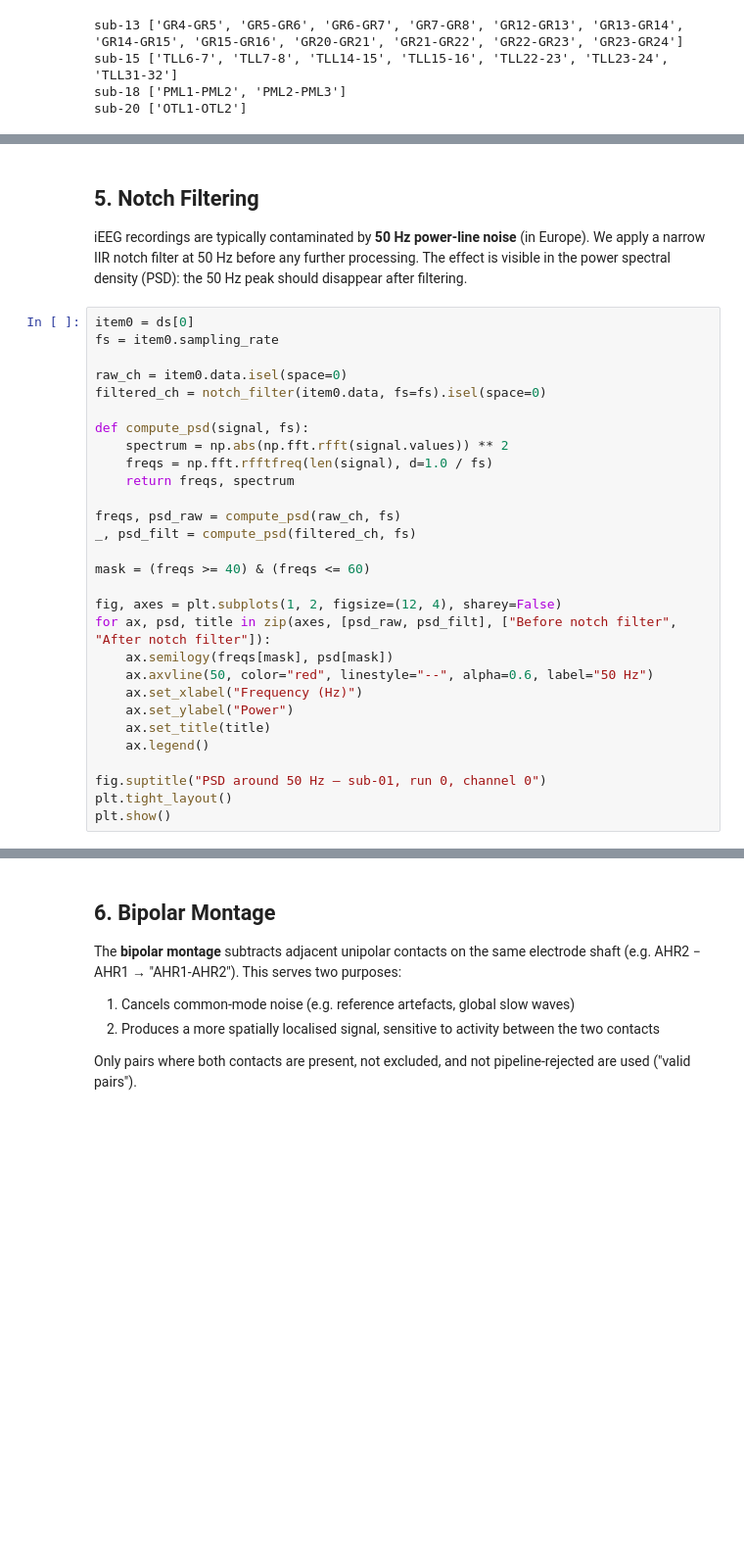
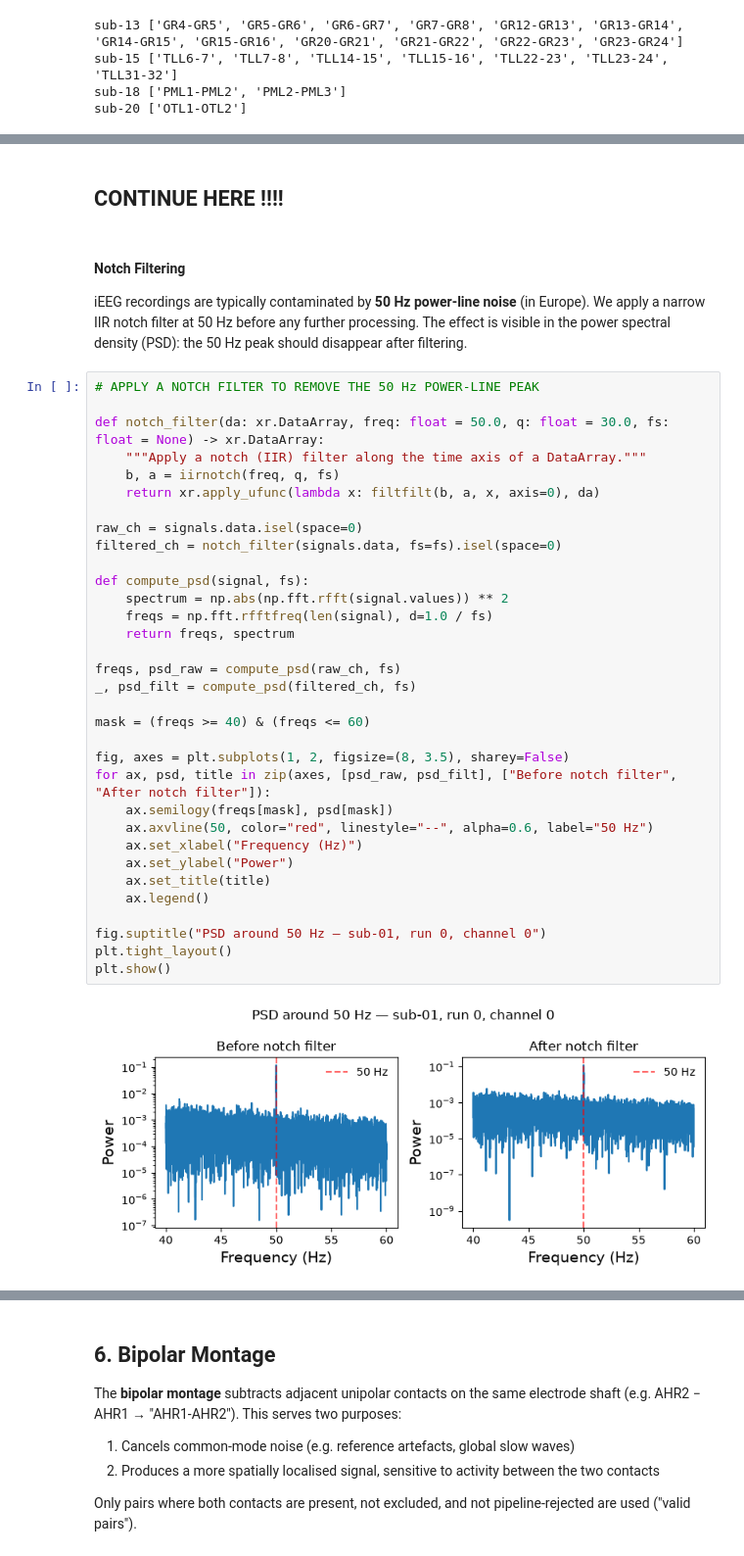
Before and after one commit to cobragroup/cobrabox, a Jupyter notebook: Pipelines/01_data_exploration.ipynb, the cells around one changed output, grey strips where cells are left out. Shown at 98% size. Saved outputs shown, nothing was run; the diff lists cells and outputs as text; blank space fills up the shorter version.

```diff
--- a/Pipelines/01_data_exploration.ipynb
+++ b/Pipelines/01_data_exploration.ipynb
@@ -374,35 +349,43 @@ plt.show()
+# %% [markdown]
+## CONTINUE HERE !!!!
 # %% [markdown]
-## 5. Notch Filtering
+#### Notch Filtering
 
 iEEG recordings are typically contaminated by **50 Hz power-line noise** (in Europe). We
 apply a narrow IIR notch filter at 50 Hz before any further processing. The effect is
 visible in the power spectral density (PSD): the 50 Hz peak should disappear after filtering.
 # %%
-item0 = ds[0]
-fs = item0.sampling_rate
+# APPLY A NOTCH FILTER TO REMOVE THE 50 Hz POWER-LINE PEAK
 
-raw_ch = item0.data.isel(space=0)
-filtered_ch = notch_filter(item0.data, fs=fs).isel(space=0)
+def notch_filter(da: xr.DataArray, freq: float = 50.0, q: float = 30.0, fs: float = None) -> xr.DataArray:
+    """Apply a notch (IIR) filter along the time axis of a DataArray."""
+    b, a = iirnotch(freq, q, fs)
+    return xr.apply_ufunc(lambda x: filtfilt(b, a, x, axis=0), da)
+
+raw_ch = signals.data.isel(space=0)
+filtered_ch = notch_filter(signals.data, fs=fs).isel(space=0)
 
 def compute_psd(signal, fs):
     spectrum = np.abs(np.fft.rfft(signal.values)) ** 2
     freqs = np.fft.rfftfreq(len(signal), d=1.0 / fs)
     return freqs, spectrum
 
 freqs, psd_raw = compute_psd(raw_ch, fs)
 _, psd_filt = compute_psd(filtered_ch, fs)
 
 mask = (freqs >= 40) & (freqs <= 60)
 
-fig, axes = plt.subplots(1, 2, figsize=(12, 4), sharey=False)
+fig, axes = plt.subplots(1, 2, figsize=(8, 3.5), sharey=False)
 for ax, psd, title in zip(axes, [psd_raw, psd_filt], ["Before notch filter", "After notch filter"]):
     ax.semilogy(freqs[mask], psd[mask])
     ax.axvline(50, color="red", linestyle="--", alpha=0.6, label="50 Hz")
     ax.set_xlabel("Frequency (Hz)")
     ax.set_ylabel("Power")
     ax.set_title(title)
     ax.legend()
 
 fig.suptitle("PSD around 50 Hz — sub-01, run 0, channel 0")
 plt.tight_layout()
 plt.show()
+# %% [output]
+[figure, added]
```
Also changed, not shown: parts of 10 cells of this notebook.
